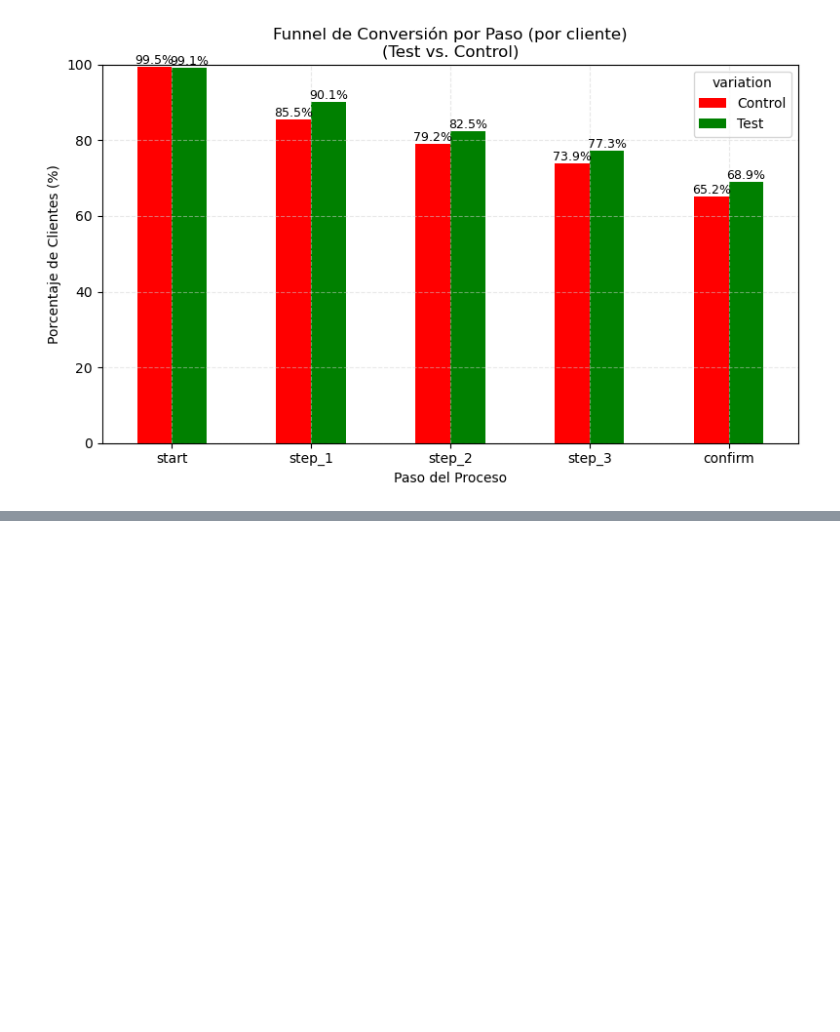
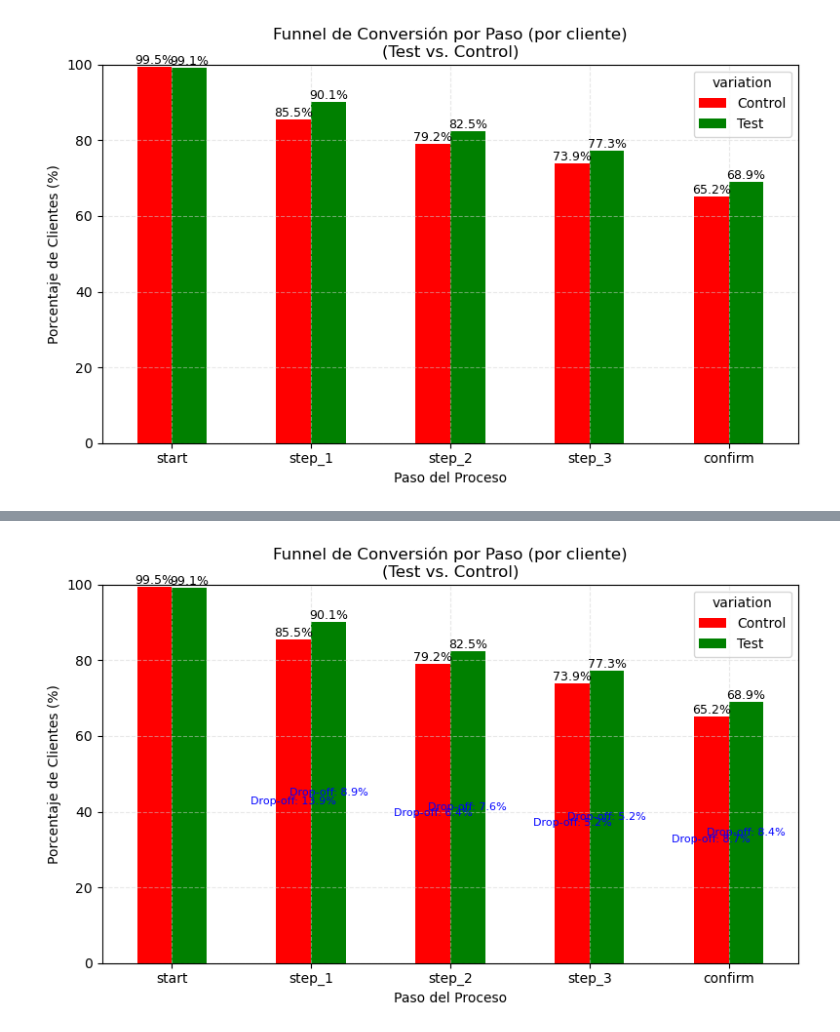
Before and after one commit to jesuserro/eda-testing-vanguard, a Jupyter notebook: src/kpi/1_3_CR_drop-off.ipynb, the cells around one changed output, grey strips where cells are left out. Cells and saved outputs as stored; diff of their text form; code cells hidden in the pictures; blank space fills up the shorter version.

```diff
--- a/src/kpi/1_3_CR_drop-off.ipynb
+++ b/src/kpi/1_3_CR_drop-off.ipynb
@@ -86,3 +90,102 @@ step_2     79.154650  82.533145
 step_3     73.918529  77.312309
 confirm    65.248738  68.949557
 [figure]
+# %%
+import pandas as pd
+import numpy as np
+import matplotlib.pyplot as plt
+
+# --------------------------------------------------
+# PASO 1: Cargar el DataFrame ya procesado
+# --------------------------------------------------
+df = pd.read_csv("../../data/processed/navegacion_clientes_experimento_limpio.csv")
+
+# Filtrar para incluir sólo clientes de los grupos válidos (Test y Control)
+df = df[df["variation"].isin(["Test", "Control"])].copy()
+
+# --------------------------------------------------
+# PASO 2: Agrupar a nivel de cliente y construir el funnel
+# --------------------------------------------------
+# Definir los pasos del proceso
+steps = ["start", "step_1", "step_2", "step_3", "confirm"]
+
+# Para cada cliente (client_id) y grupo (variation), determinar si alcanzó cada paso.
+client_records = []
+for (variation, client_id), group in df.groupby(["variation", "client_id"]):
+    record = {"variation": variation, "client_id": client_id}
+    for step in steps:
+        record[step + "_reached"] = group["process_step"].eq(step).any()
+    client_records.append(record)
+
+df_clients = pd.DataFrame(client_records)
+
+# --------------------------------------------------
+# PASO 3: Calcular la tasa de conversión (Completion Rate) por paso
+# --------------------------------------------------
+# Para cada paso, la media de los indicadores booleanos equivale a la proporción de clientes que lo alcanzaron.
+funnel_data = {}
+for step in steps:
+    col = step + "_reached"
+    # Se agrupa por variation y se calcula la media
+    prop = df_clients.groupby("variation")[col].mean() * 100  # en porcentaje
+    funnel_data[step] = prop
+
+# Convertir el diccionario a DataFrame: filas = pasos, columnas = variation
+funnel_df = pd.DataFrame(funnel_data).T
+# Reordenar las filas según el orden de los pasos
+funnel_df = funnel_df.reindex(steps)
+
+print("=== Funnel de Conversión a Nivel de Cliente (por paso) ===")
+print(funnel_df)
+
+# --------------------------------------------------
+# PASO 4: Graficar el funnel de conversión por paso
+# --------------------------------------------------
+# Seleccionar solo las columnas "Control" y "Test"
+funnel_df = funnel_df[["Control", "Test"]]
+color_map = {"Control": "red", "Test": "green", "Unknown": "gray"}
+colors = [color_map.get(col, "gray") for col in funnel_df.columns]
+
+fig, ax = plt.subplots(figsize=(8, 5))
+funnel_df.plot(kind="bar", ax=ax, color=colors, legend=True)
+
+ax.set_title("Funnel de Conversión por Paso (por cliente)\n(Test vs. Control)")
+ax.set_xlabel("Paso del Proceso")
+ax.set_ylabel("Porcentaje de Clientes (%)")
+ax.set_ylim(0, 100)
+ax.grid(True, which="major", axis="both", color="lightgray", linestyle="--", alpha=0.5)
+
+# Añadir etiquetas de porcentaje sobre cada barra
+for p in ax.patches:
+    height = p.get_height()
+    if not np.isnan(height):
+        ax.annotate(f"{height:.1f}%",
+                    (p.get_x() + p.get_width()/2, height),
+                    ha="center", va="bottom", fontsize=9)
+
+# --------------------------------------------------
+# PASO 5: Calcular y anotar el drop-off entre pasos
+# --------------------------------------------------
+# El drop-off se define como la diferencia (en porcentaje) entre el paso anterior y el actual.
+drop_off_df = funnel_df.shift(1) - funnel_df  # Para cada grupo, diferencia con la fila anterior
+
+# Añadir anotaciones de drop-off para cada variación, desde el segundo paso en adelante.
+for container, variation in zip(ax.containers, funnel_df.columns):
+    for i, rect in enumerate(container):
+        if i == 0:
+            continue  # No hay drop-off para el primer paso
+        # Obtener el drop-off del DataFrame: en la fila i (corresponde al paso actual)
+        drop_value = drop_off_df.loc[funnel_df.index[i], variation]
+        if pd.notna(drop_value) and drop_value > 0:
+            # Ubicar la anotación en el centro de la barra actual
+            x = rect.get_x() + rect.get_width()/2
+            y = rect.get_y() + rect.get_height()/2
+            ax.annotate(f"Drop-off: {drop_value:.1f}%",
+                        (x, y),
+                        ha="center", va="center", fontsize=8, color="blue")
+
+
+plt.xticks(rotation=0)
+plt.tight_layout()
+plt.show()
+# %% [output]
@@ -88,0 +199 @@ confirm    65.248738  68.949557
+[figure, added]
```
Also changed, not shown: parts of 2 cells of this notebook.
